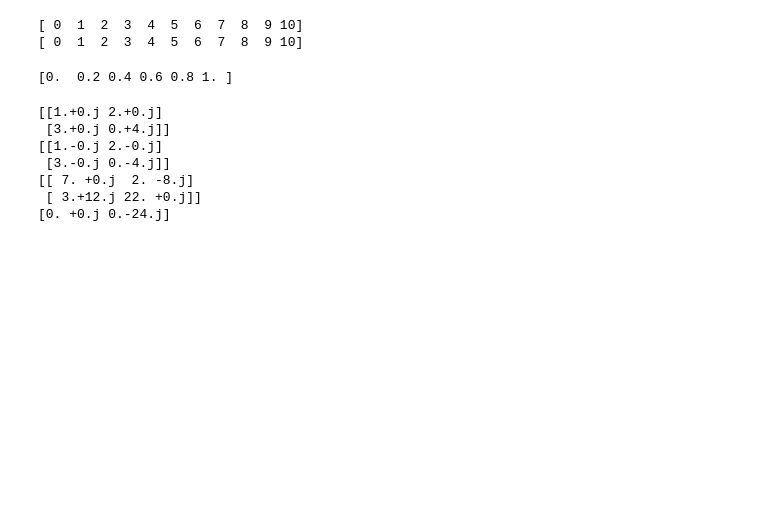
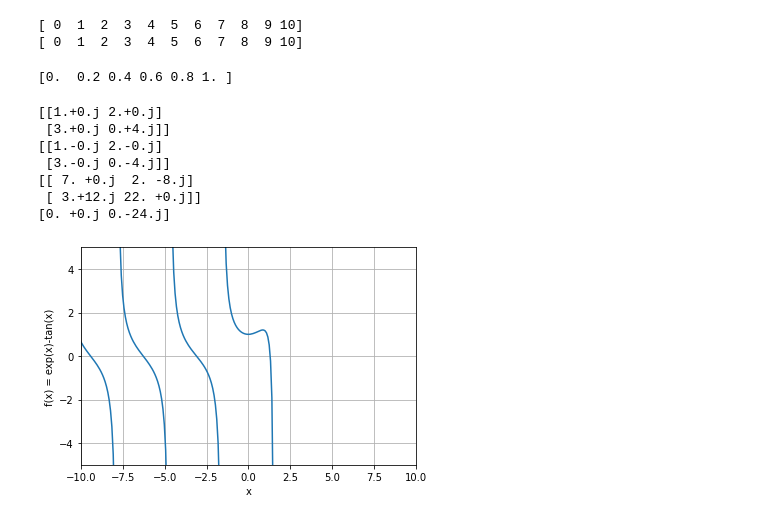
Before and after one commit to CuriousBias/notes, a Jupyter notebook: Numpy.ipynb, the cells around one changed output. Drawn from its saved outputs; the diff is of its cells as text; code cells hidden in the pictures; blank space fills up the shorter version.

```diff
--- a/Numpy.ipynb
+++ b/Numpy.ipynb
@@ -100,3 +100,14 @@ print(D)
 [[ 7. +0.j  2. -8.j]
  [ 3.+12.j 22. +0.j]]
 [0. +0.j 0.-24.j]
+# %%
+# appending
+a = np.array([1, 2, 3, 4, 5, 6])
+b = np.array([0, 0, 1.5, 0, 0, 1.7])
+
+res = []
+for i in range(len(b)):
+     if b[i] > 0:
+        res.append([a[i], b[i]])
+res = np.array(res)
+print(res)
@@ -102,0 +122,23 @@ print(D)
+# %%
+import numpy as np
+import matplotlib.pyplot as plt
+
+n = 250
+x = np.linspace(-10, 10, n)
+y = np.zeros(n)
+
+for i in range(n):
+    y[i] = np.exp(x[i]) - np.tan(x[i])  # compute desired function
+
+    if abs(y[i] > 10):
+        y[i] = np.inf  # replacevalues greater than 10 with infinity
+
+plt.plot(x,y)
+plt.axis([-10,10,-5,5])
+plt.xlabel('x')
+plt.ylabel('f(x) = exp(x)-tan(x)')
+plt.grid(True)
+# plt.savefig("figure.png")  # save figure to file
+plt.show()
+# %% [output]
+[figure, added]
```
Also changed, not shown: parts of 5 cells of this notebook, 3 other files.
